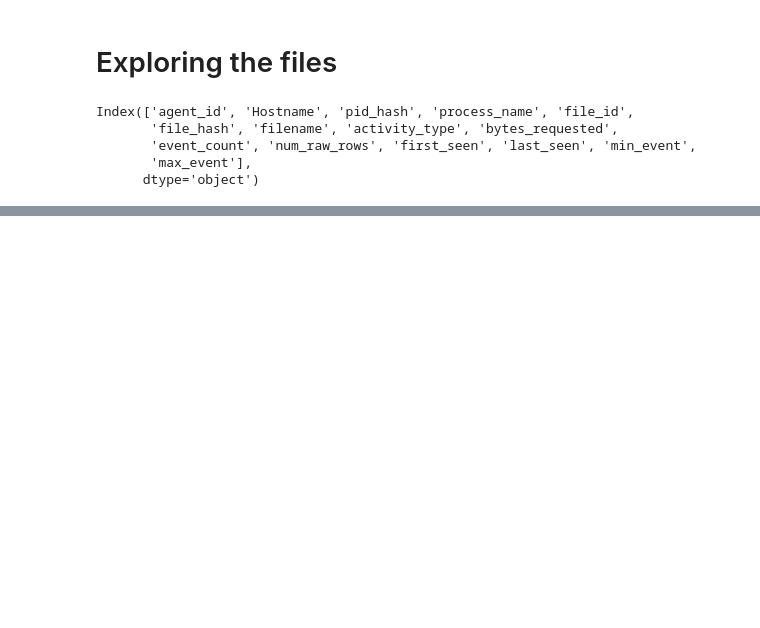
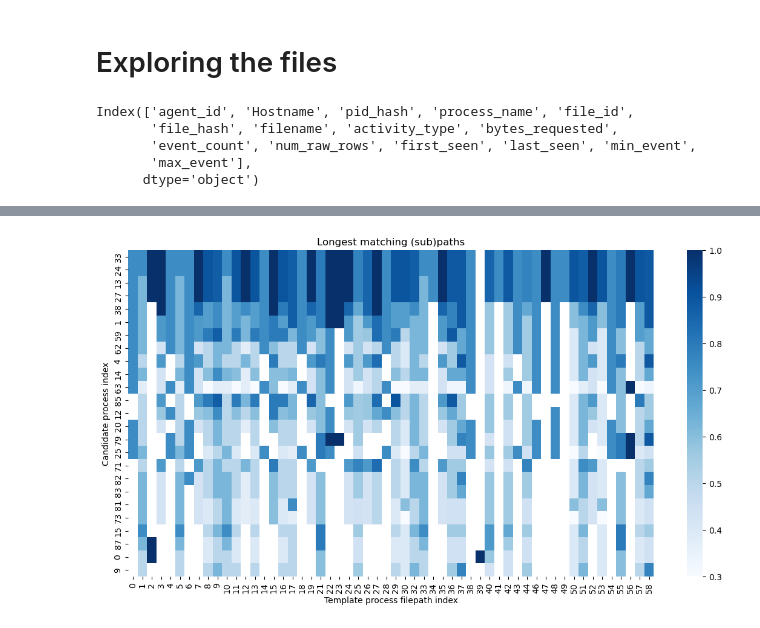
Before and after one commit to llnl/Wintap-Analytics, a Jupyter notebook: 2026-stamp/filepaths.ipynb, the cells around one changed output, grey strips where cells are left out. Saved outputs shown, nothing was run; the diff lists cells and outputs as text; code cells hidden in the pictures; blank space fills up the shorter version.

```diff
--- a/2026-stamp/filepaths.ipynb
+++ b/2026-stamp/filepaths.ipynb
@@ -605,0 +400,4 @@ display(graph)
+# %%
+_ctr = Counter(files['pid_hash'])
+candidates = [str(k) for k, c in _ctr.items() if 55 <= c <= 65]
+len(candidates)
@@ -605,0 +432,20 @@ display(graph)
+# %%
+L = []
+l = len(badfiles)
+lens = [len(x[1]) for x in _dct]
+
+for i in range(len(badfiles)):
+    gap = l
+    for c in range(len(_dct)):
+        max_score = 0
+        for j in range(lens[c]):
+            _, score = fast.predict_encoded(enc[i], enc[j+gap])
+            if score>max_score:
+                max_score = score
+        gap += lens[c]
+        if max_score>=3:
+            L.append([i,c,int(max_score),len(badfiles[i])])
+# %%
+_df = pd.DataFrame(L, columns=['badfile','candidate','score','max_score'])
+_df['ratio'] = _df['score'] / _df['max_score']
+_df.sort_values(by='score', ascending=False)
@@ -605,0 +466,23 @@ display(graph)
+# %%
+_ = _df.groupby(by='candidate').sum().sort_values(by='ratio', ascending=False)
+top_candidates = _.nlargest(25,'ratio').index.tolist()
+_df = _df[_df.candidate.isin(top_candidates)]
+# %%
+import seaborn as sns
+import matplotlib.pyplot as plt
+
+# 1. Pivot the dataframe so X and Y are your axes, and Intensity is the value
+pivot_df = _df.pivot(index="candidate", columns="badfile", values="ratio")
+_s = _df.groupby(by='candidate').sum()['ratio'].sort_values(ascending=False).index.tolist()
+pivot_df = pivot_df.reindex(_s)
+# 2. Create the levelplot/heatmap
+plt.figure(figsize=(14, 7))
+sns.heatmap(pivot_df, cmap="Blues", annot=False)
+
+# 3. Add labels and display
+plt.xlabel("Template process filepath index")
+plt.ylabel("Candidate process index")
+plt.title("Longest matching (sub)paths")
+plt.show()
+# %% [output]
+[figure, added]
```
Also changed, not shown: parts of 75 cells of this notebook.
